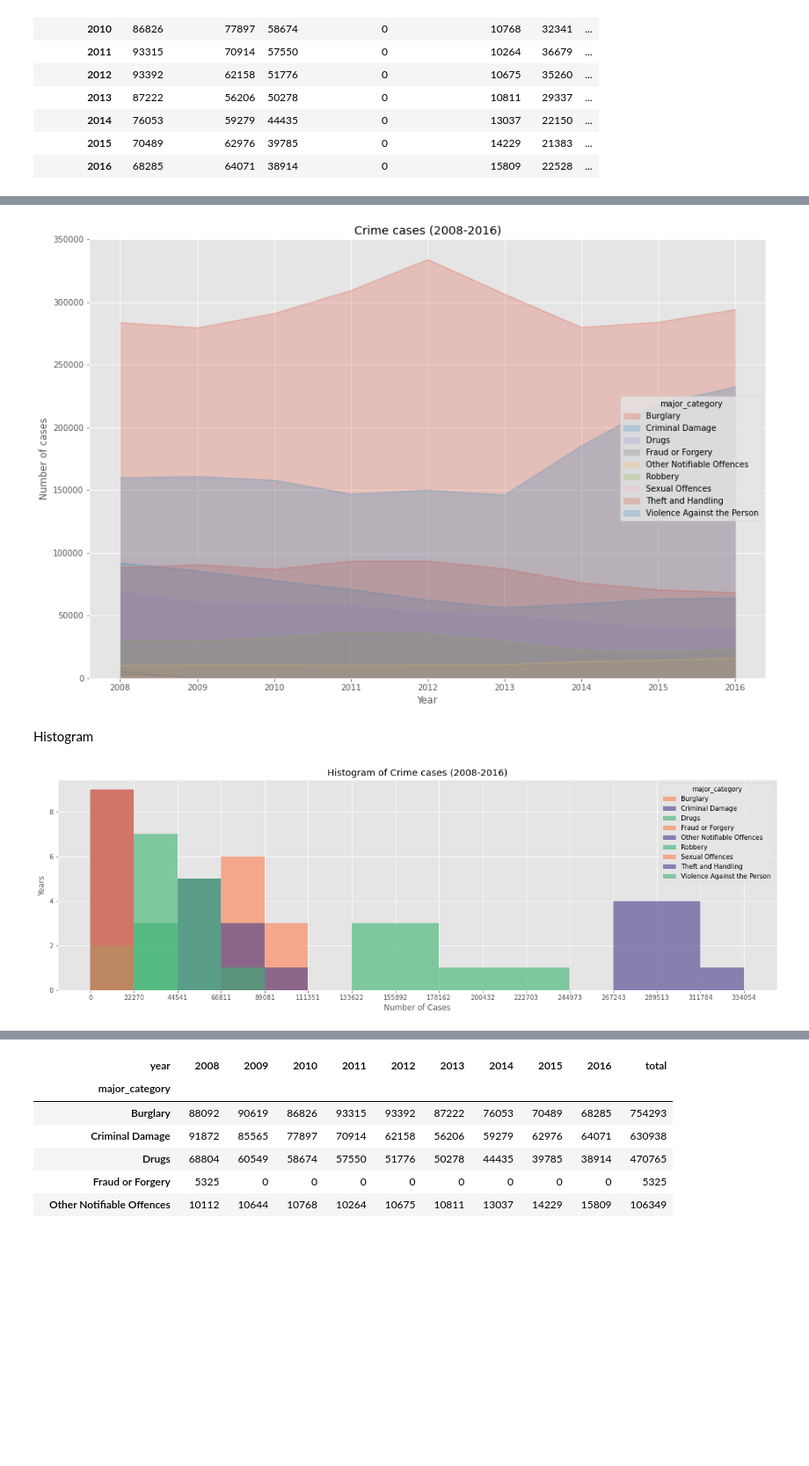
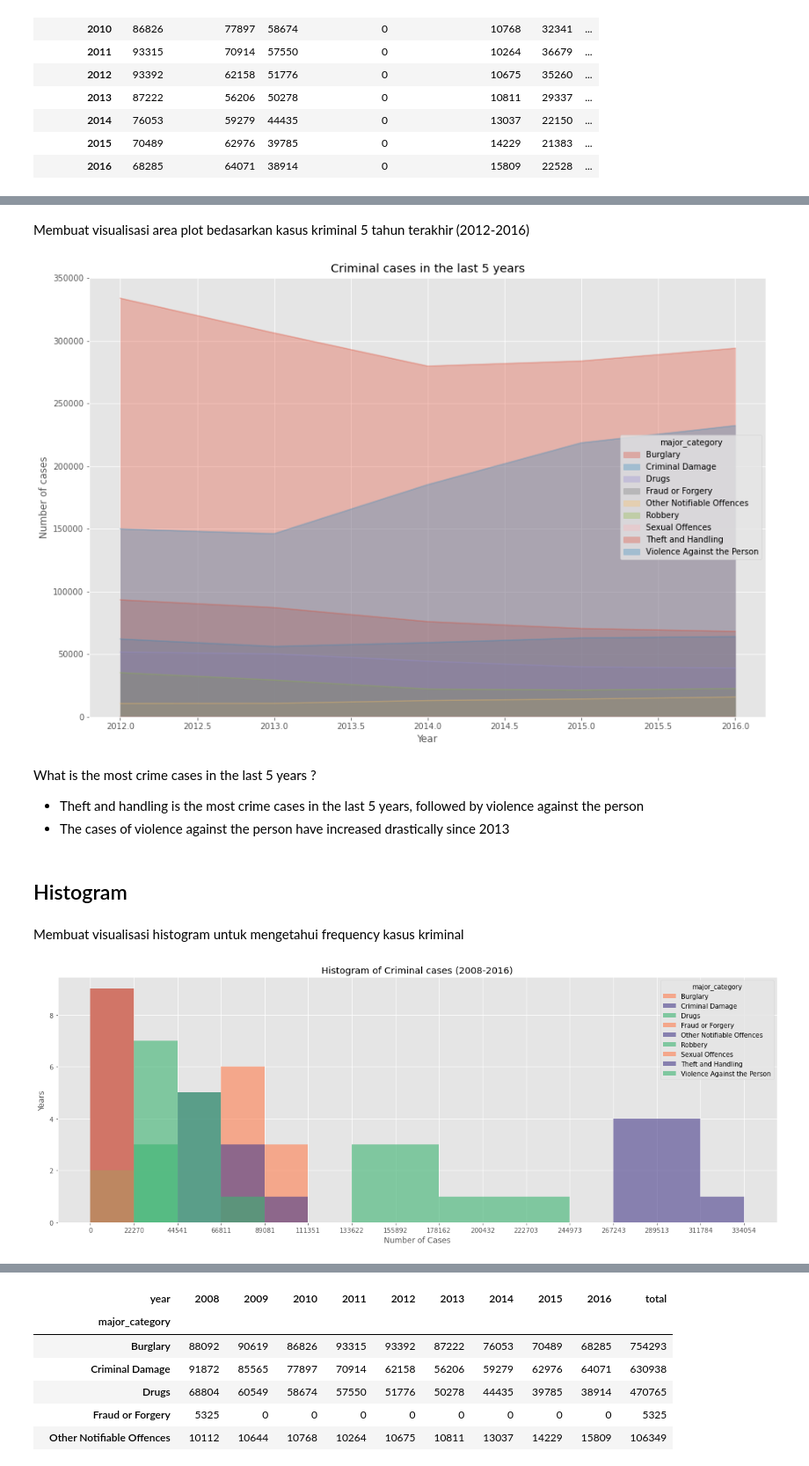
Before and after one commit to ariqfalah/H8_065, a Jupyter notebook: PYTN_Assgn_1_65_Ariq Falah-checkpoint.ipynb, the cells around one changed output, grey strips where cells are left out. Shown: that part at 88% size. Cells and saved outputs as stored; diff of their text form; code cells hidden in the pictures; blank space fills up the shorter version.

```diff
--- a/PYTN_Assgn_1_65_Ariq Falah-checkpoint.ipynb
+++ b/PYTN_Assgn_1_65_Ariq Falah-checkpoint.ipynb
@@ -129,33 +146,41 @@ area plot
+# %% [markdown]
+Membuat visualisasi area plot bedasarkan kasus kriminal 5 tahun terakhir (2012-2016)
 # %%
-criminal_table.plot(kind='area',
-                    alpha=0.25,
+criminal_last.plot(kind='area',
+                    alpha=0.33,
                     stacked=False,
                     figsize=(15, 10),
                    )
 
-plt.title('Crime cases (2008-2016)')
+plt.title('Criminal cases in the last 5 years')
 plt.ylabel('Number of cases')
 plt.xlabel('Year')
 
 plt.show()
 # %% [output]
-[figure, old version]
+[figure, new version]
+# %% [markdown]
+What is the most crime cases in the last 5 years ?
+* Theft and handling is the most crime cases in the last 5 years, followed by violence against the person
+* The cases of violence against the person have increased drastically since 2013
 # %% [markdown]
-Histogram
+## Histogram
+# %% [markdown]
+Membuat visualisasi histogram untuk mengetahui frequency kasus kriminal
 # %%
 count, bin_edges = np.histogram(criminal_table, 15)
 criminal_table.plot(kind ='hist',
-          figsize=(20, 6),
+          figsize=(20, 7),
           bins=15,
           alpha=0.6,
           xticks=bin_edges,
           color=['coral', 'darkslateblue', 'mediumseagreen']
          )
 
-plt.title('Histogram of Crime cases (2008-2016)')
+plt.title('Histogram of Criminal cases (2008-2016)')
 plt.ylabel('Years')
 plt.xlabel('Number of Cases')
 
 plt.show()
 # %% [output]
-[figure, old version]
+[figure, new version]
```
Also changed, not shown: parts of 20 cells of this notebook, 1 other file.
